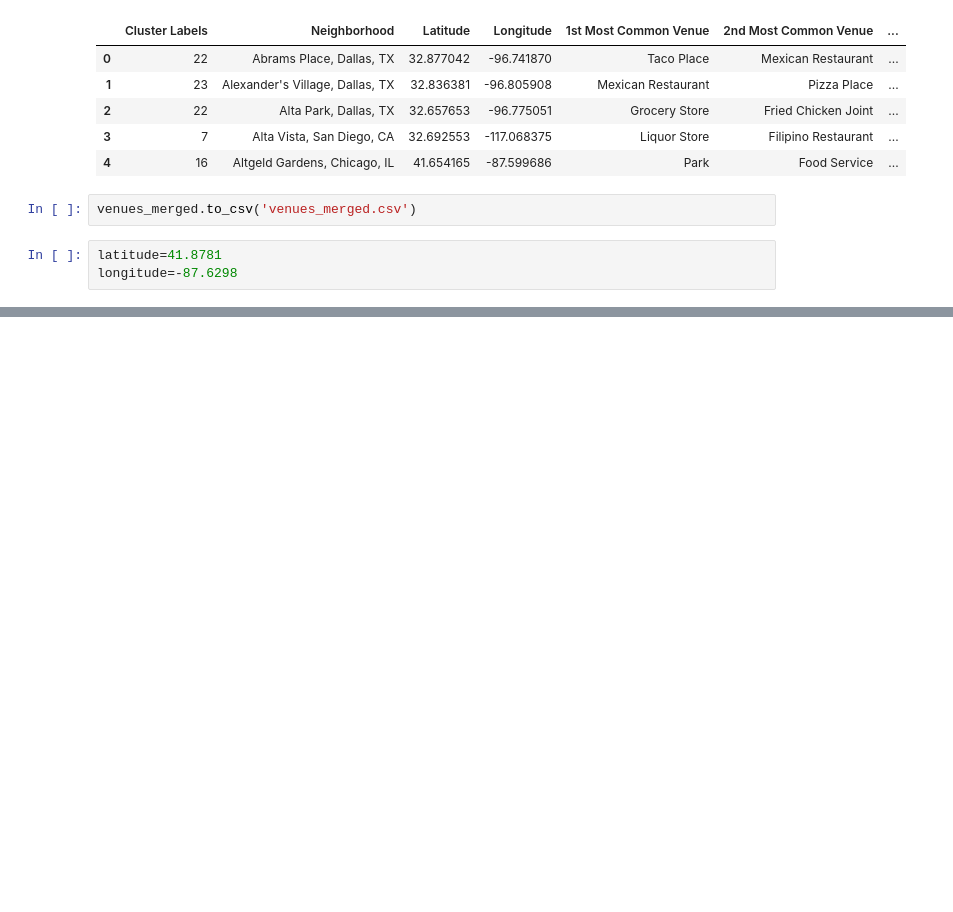
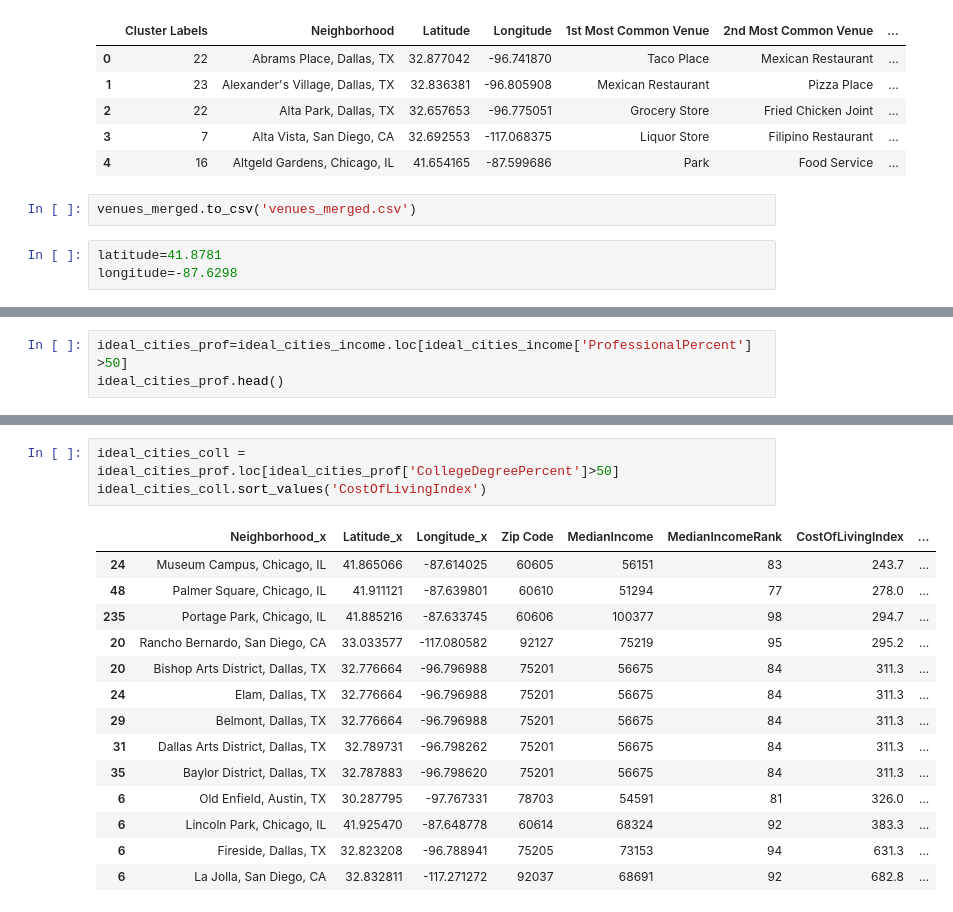
Before and after one commit to gtm1235/IBM_DS_Capstone, a Jupyter notebook: moving_challenge.ipynb, the cells around one changed output, grey strips where cells are left out. Drawn from its saved outputs; the diff is of its cells as text; blank space fills up the shorter version.

```diff
--- a/moving_challenge.ipynb
+++ b/moving_challenge.ipynb
@@ -1204,0 +1356,3 @@ map_clusters
+# %%
+ideal_cities_prof=ideal_cities_income.loc[ideal_cities_income['ProfessionalPercent'] >50]
+ideal_cities_prof.head()
@@ -1204,0 +1366,18 @@ map_clusters
+# %%
+ideal_cities_coll = ideal_cities_prof.loc[ideal_cities_prof['CollegeDegreePercent']>50]
+ideal_cities_coll.sort_values('CostOfLivingIndex')
+# %% [output]
+|  | Neighborhood_x | Latitude_x | Longitude_x | Zip Code | MedianIncome | MedianIncomeRank | CostOfLivingIndex | ... |
+| 24 | Museum Campus, Chicago, IL | 41.865066 | -87.614025 | 60605 | 56151 | 83 | 243.7 | ... |
+| 48 | Palmer Square, Chicago, IL | 41.911121 | -87.639801 | 60610 | 51294 | 77 | 278.0 | ... |
+| 235 | Portage Park, Chicago, IL | 41.885216 | -87.633745 | 60606 | 100377 | 98 | 294.7 | ... |
+| 20 | Rancho Bernardo, San Diego, CA | 33.033577 | -117.080582 | 92127 | 75219 | 95 | 295.2 | ... |
+| 20 | Bishop Arts District, Dallas, TX | 32.776664 | -96.796988 | 75201 | 56675 | 84 | 311.3 | ... |
+| 24 | Elam, Dallas, TX | 32.776664 | -96.796988 | 75201 | 56675 | 84 | 311.3 | ... |
+| 29 | Belmont, Dallas, TX | 32.776664 | -96.796988 | 75201 | 56675 | 84 | 311.3 | ... |
+| 31 | Dallas Arts District, Dallas, TX | 32.789731 | -96.798262 | 75201 | 56675 | 84 | 311.3 | ... |
+| 35 | Baylor District, Dallas, TX | 32.787883 | -96.798620 | 75201 | 56675 | 84 | 311.3 | ... |
+| 6 | Old Enfield, Austin, TX | 30.287795 | -97.767331 | 78703 | 54591 | 81 | 326.0 | ... |
+| 6 | Lincoln Park, Chicago, IL | 41.925470 | -87.648778 | 60614 | 68324 | 92 | 383.3 | ... |
+| 6 | Fireside, Dallas, TX | 32.823208 | -96.788941 | 75205 | 73153 | 94 | 631.3 | ... |
+| 6 | La Jolla, San Diego, CA | 32.832811 | -117.271272 | 92037 | 68691 | 92 | 682.8 | ... |
```
Also changed, not shown: parts of 22 cells of this notebook.
